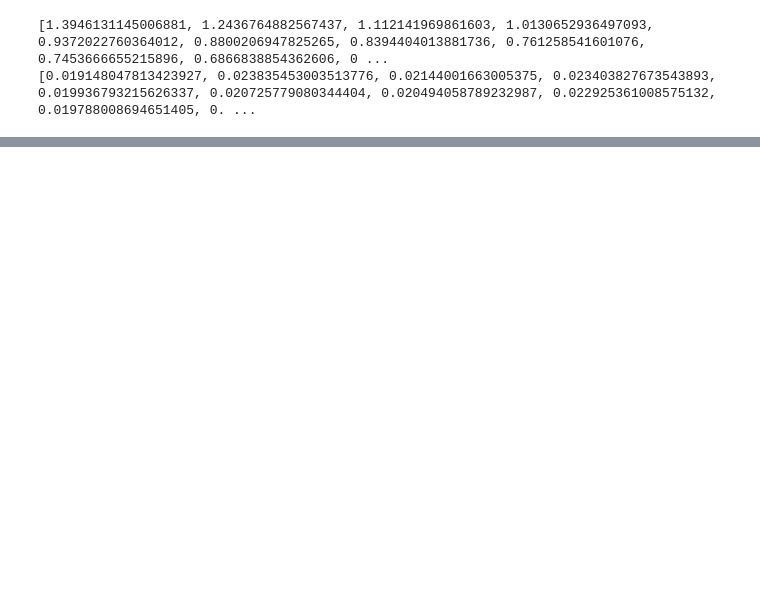
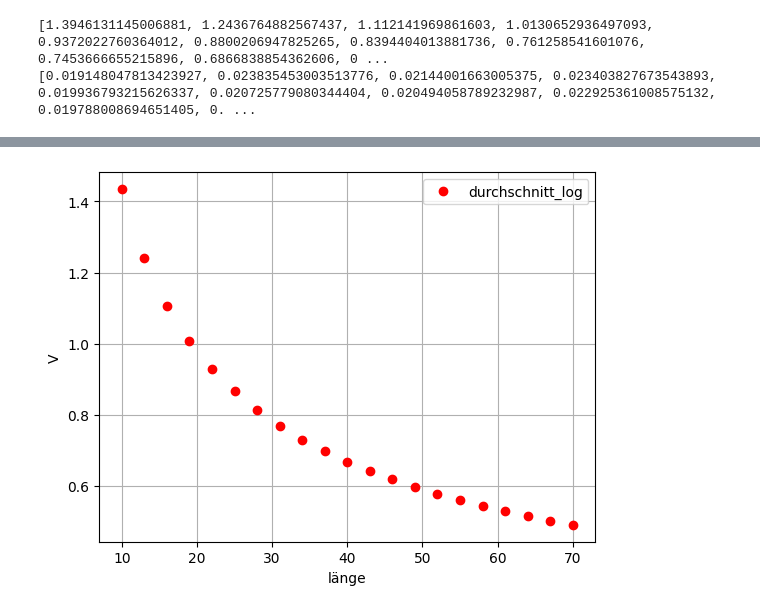
Before and after one commit to Florian11111/SSS, a Jupyter notebook: versuch 1/auswertung.ipynb, the cells around one changed output, grey strips where cells are left out. Saved outputs shown, nothing was run; the diff lists cells and outputs as text; code cells hidden in the pictures; blank space fills up the shorter version.

```diff
--- a/versuch 1/auswertung.ipynb
+++ b/versuch 1/auswertung.ipynb
@@ -39,0 +73,12 @@ plt.show()
+# %%
+y = math.e ** b * l ** a
+
+plt.plot(l, y, 'ro', label='durchschnitt_log')
+plt.legend()
+
+plt.xlabel('länge')
+plt.ylabel('V')
+plt.grid(True)
+plt.show()
+# %% [output]
+[figure, added]
```
Also changed, not shown: parts of 5 cells of this notebook, 2 other files.
